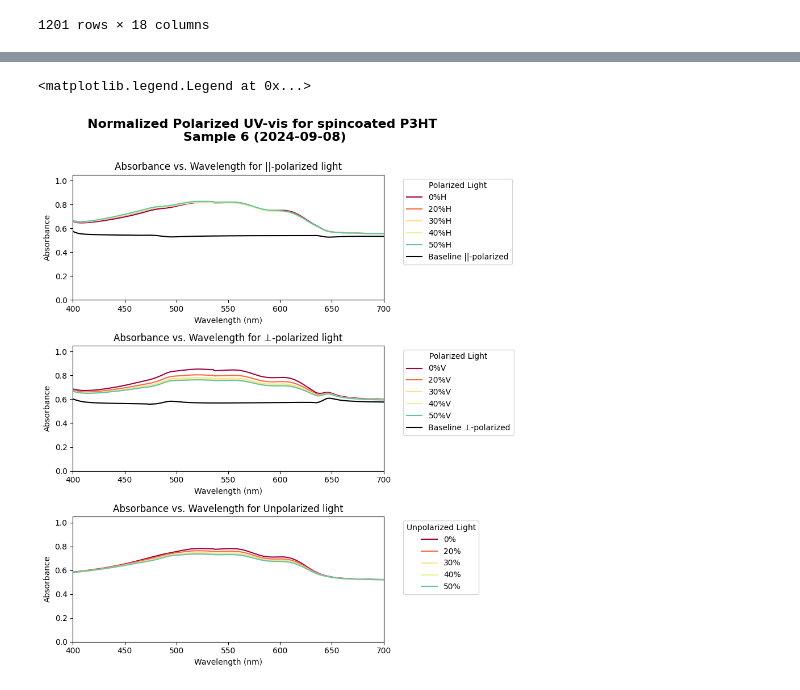
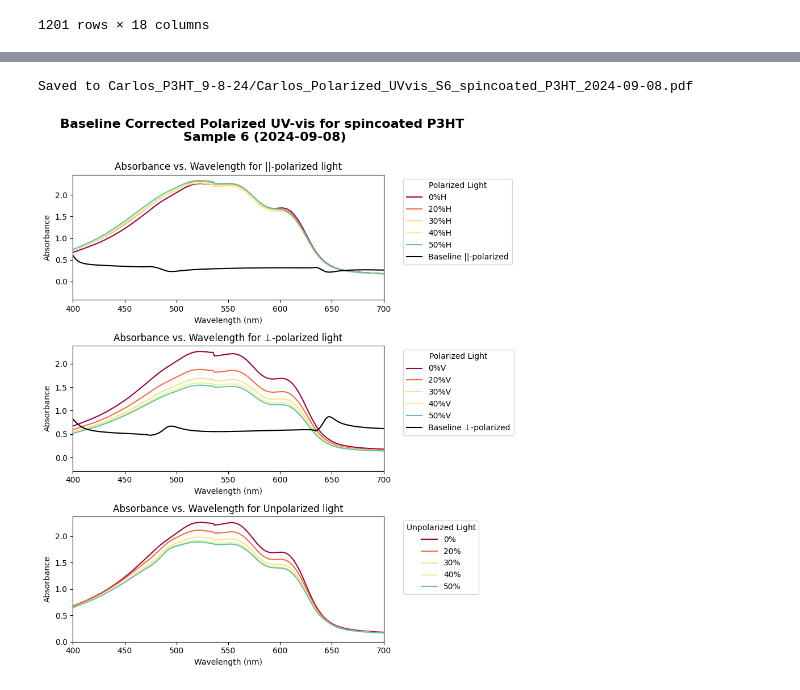
Before and after one commit to trilusa/UV-vis, a Jupyter notebook: polarized_uv-vis_plotting.ipynb, the cells around one changed output, grey strips where cells are left out. Drawn from its saved outputs; the diff is of its cells as text; code cells hidden in the pictures.

```diff
--- a/polarized_uv-vis_plotting.ipynb
+++ b/polarized_uv-vis_plotting.ipynb
@@ -15,7 +15,7 @@ def plot_polarized_UVvis(_df, bw=None, ylim=(0,1.05),title="", plot_transmittanc
     if plot_transmittance:
         for i, column in enumerate([col for col in _df.columns if 'Wavelength' not in col]):
             print(column)
-            _df[column] = 1 - _df[column].values
+            _df[column] = AtoT(_df[column].values)
         _df
     # Generate colors for plotting
     colors = cm.Spectral([i / ((_df.shape[1] - 3)//3) for i in range((_df.shape[1] - 1)//3)])
@@ -53,6 +53,7 @@ def plot_polarized_UVvis(_df, bw=None, ylim=(0,1.05),title="", plot_transmittanc
     axs[2].legend(title='Unpolarized Light', bbox_to_anchor=(1.05, 1), loc='upper left')
 
     plt.tight_layout()
+
     return fig,axs
 
     # plt.show()
@@ -144,0 +136,21 @@ df_rescaled
+# %%
+#### baseline correction ####
+# formula used
+formula = r"$A_{\text{corrected}} = A_{\text{raw}} - A_{\text{baseline}}$"
+
+df_corrected = raw_df.copy()
+for i, column in enumerate([col for col in df_corrected.columns if 'H' in col and 'baseline' not in col]):
+    print(column)
+    print(AtoT(df_corrected['H_baseline'].values))
+    df_corrected[column] = raw_df[column].values - raw_df['H_baseline'].values#TtoA( AtoT(raw_df[column].values) / AtoT(raw_df['H_baseline'].values))
+    # df_corrected[column] = 1 - ((1 - df_corrected[column].values) / (1 - df_corrected['H_baseline'].values))
+    # corrected_values = (1 - df_corrected[column].values) / (1 - df_corrected['H_baseline'].values)
+    # clamped_values = np.clip(corrected_values, 0, 1)
+    # df_corrected[column] = 1 - clamped_values
+
+for i, column in enumerate([col for col in df_corrected.columns if 'V' in col and 'baseline' not in col]):
+    print(column)
+    # df_corrected[column] = 1 - ((1 - df_corrected[column].values) / (1 - df_corrected[' V_baseline'].values))
+    df_corrected[column] = raw_df[column].values - raw_df['V_baseline'].values#TtoA(AtoT(raw_df[column].values) / AtoT(raw_df['V_baseline'].values))
+
+df_corrected
@@ -145,10 +191,19 @@ df_rescaled
 # %%
-##### plotting #####
-fig,axs = plot_polarized_UVvis(df_rescaled, title=f'Normalized Polarized UV-vis for {method_str} {material_str}\n Sample {s_num} ({date_str})\n',bw=(400,700),plot_transmittance=False)
-axs[0].plot(df_rescaled['Wavelength'], df_rescaled['H_baseline'], label="Baseline ||-polarized", color='k')
-axs[1].plot(df_rescaled['Wavelength'], df_rescaled['V_baseline'], label="Baseline ⊥-polarized", color='k')
+##### plotting final corected #####
+fig,axs = plot_polarized_UVvis(df_corrected, title=f'Baseline Corrected Polarized UV-vis for {method_str} {material_str}\n Sample {s_num} ({date_str})\n', bw=(400,700), ylim = None, plot_transmittance=False)
+# axs[0].text(0.75, 0.9, formula, fontsize=12, ha='center', va='center', transform=axs[0].transAxes)
+
+#plottine overides
+axs[0].plot(df_corrected['Wavelength'], df_corrected['H_baseline'], label="Baseline ||-polarized", color='k')
+axs[1].plot(df_corrected['Wavelength'], df_corrected['V_baseline'], label="Baseline ⊥-polarized", color='k')
 axs[0].legend(title='Polarized Light', bbox_to_anchor=(1.05, 1), loc='upper left')
 axs[1].legend(title='Polarized Light', bbox_to_anchor=(1.05, 1), loc='upper left')
+# axs[2].set_ylim((.4,.8))
+
+save_str = f"Carlos_P3HT_9-8-24/Carlos_Polarized_UVvis_S{s_num}_{method_str}_P3HT_{date_str}.pdf"
+
+fig.savefig(save_str, format='pdf')
+print(f"Saved to {save_str}")
 # %% [output]
-<matplotlib.legend.Legend at 0x...>
+Saved to Carlos_P3HT_9-8-24/Carlos_Polarized_UVvis_S6_spincoated_P3HT_2024-09-08.pdf
-[figure, old version]
+[figure, new version]
```
Also changed, not shown: parts of 9 cells of this notebook, 2 other files.
